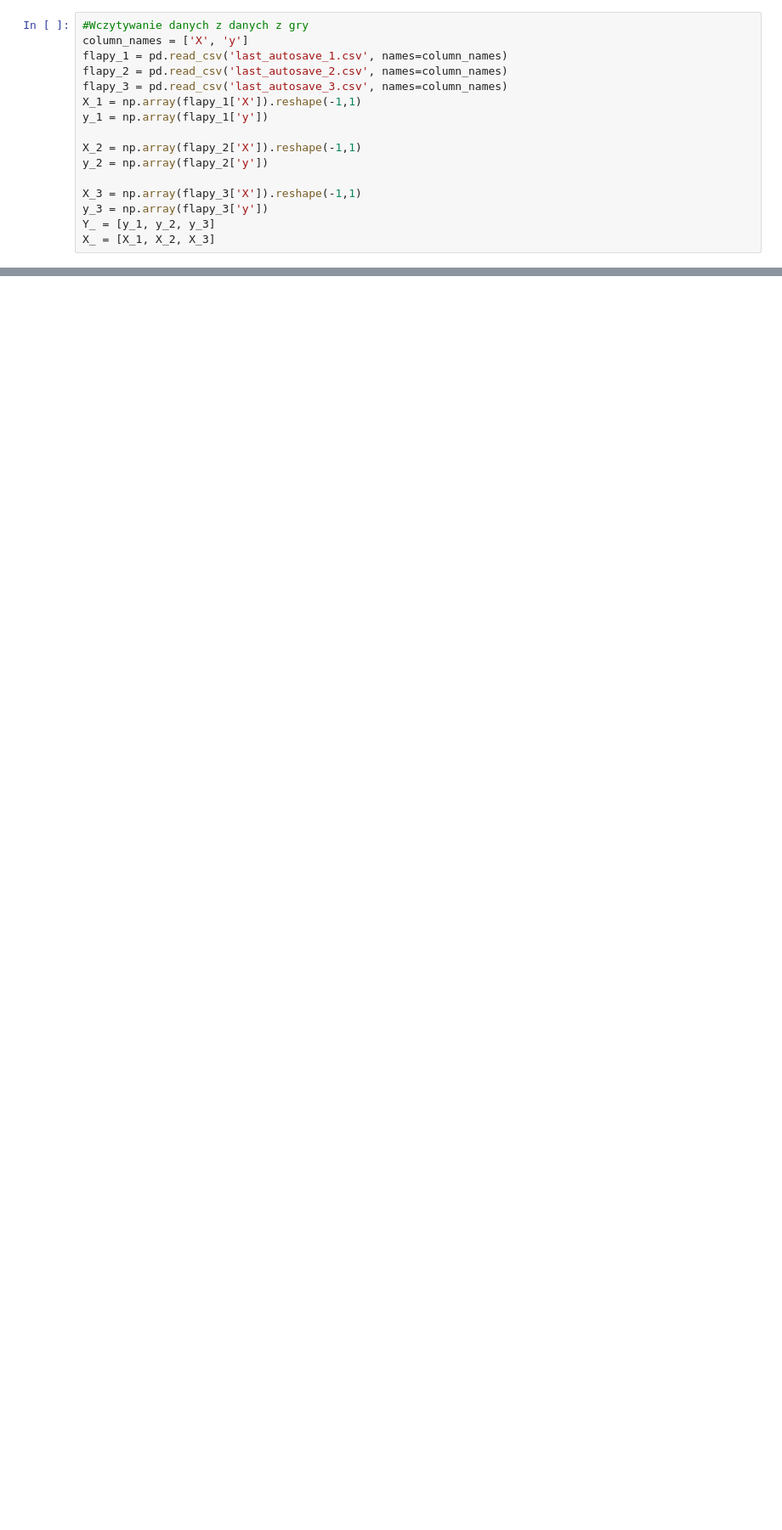
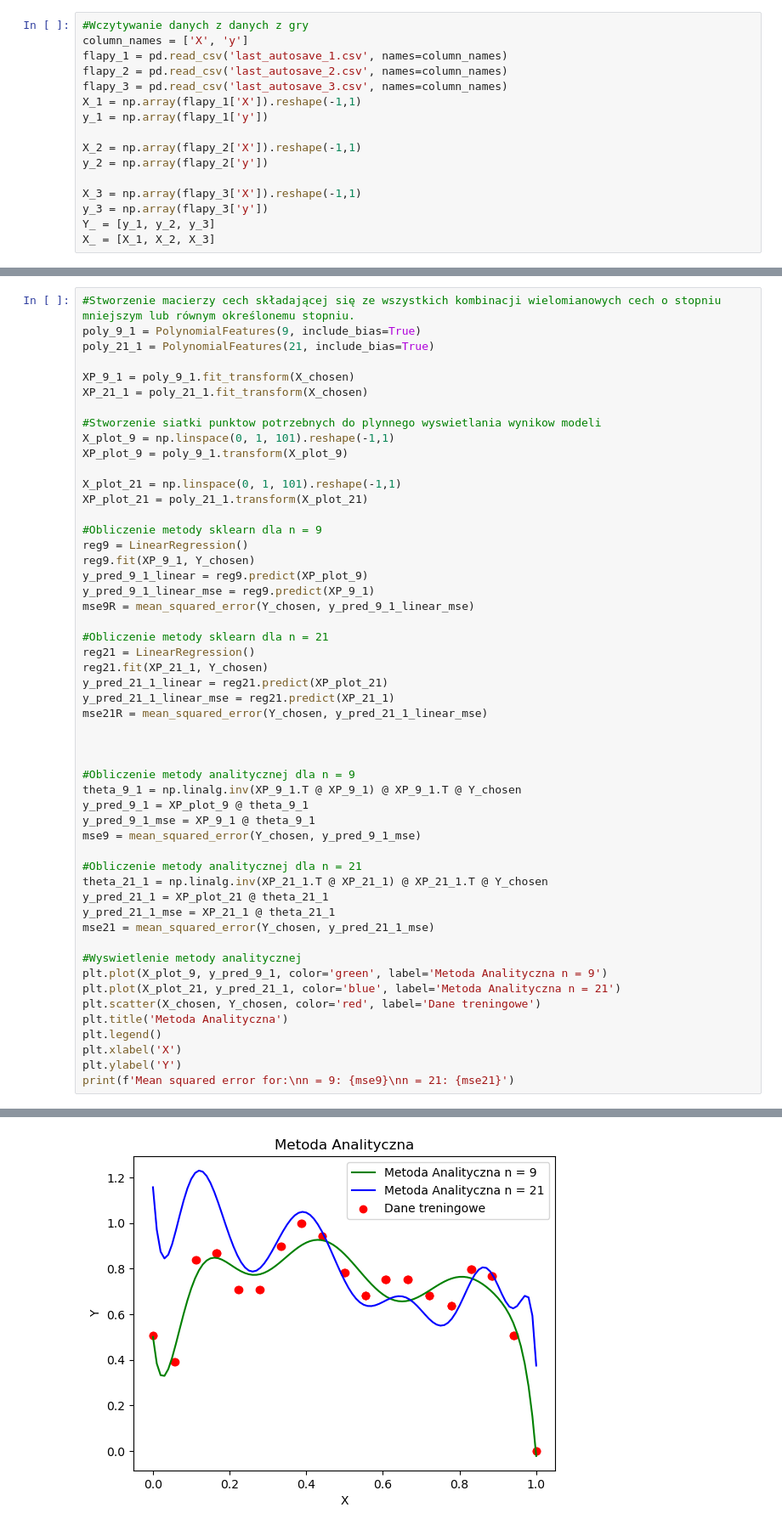
Before and after one commit to HaZhul/ML-models, a Jupyter notebook: PUM1/Lab1.ipynb, the cells around one changed output, grey strips where cells are left out. Shown at 85% size. Drawn from its saved outputs; the diff is of its cells as text; blank space fills up the shorter version.

```diff
--- a/PUM1/Lab1.ipynb
+++ b/PUM1/Lab1.ipynb
@@ -181,0 +133,53 @@ n = 21: 0.9679870323557928
+# %%
+#Stworzenie macierzy cech składającej się ze wszystkich kombinacji wielomianowych cech o stopniu mniejszym lub równym określonemu stopniu.
+poly_9_1 = PolynomialFeatures(9, include_bias=True)
+poly_21_1 = PolynomialFeatures(21, include_bias=True)
+
+XP_9_1 = poly_9_1.fit_transform(X_chosen)
+XP_21_1 = poly_21_1.fit_transform(X_chosen)
+
+#Stworzenie siatki punktow potrzebnych do plynnego wyswietlania wynikow modeli
+X_plot_9 = np.linspace(0, 1, 101).reshape(-1,1)
+XP_plot_9 = poly_9_1.transform(X_plot_9)
+
+X_plot_21 = np.linspace(0, 1, 101).reshape(-1,1)
+XP_plot_21 = poly_21_1.transform(X_plot_21)
+
+#Obliczenie metody sklearn dla n = 9
+reg9 = LinearRegression()
+reg9.fit(XP_9_1, Y_chosen)
+y_pred_9_1_linear = reg9.predict(XP_plot_9)
+y_pred_9_1_linear_mse = reg9.predict(XP_9_1)
+mse9R = mean_squared_error(Y_chosen, y_pred_9_1_linear_mse)
+
+#Obliczenie metody sklearn dla n = 21
+reg21 = LinearRegression()
+reg21.fit(XP_21_1, Y_chosen)
+y_pred_21_1_linear = reg21.predict(XP_plot_21)
+y_pred_21_1_linear_mse = reg21.predict(XP_21_1)
+mse21R = mean_squared_error(Y_chosen, y_pred_21_1_linear_mse)
+
+
+
+#Obliczenie metody analitycznej dla n = 9
+theta_9_1 = np.linalg.inv(XP_9_1.T @ XP_9_1) @ XP_9_1.T @ Y_chosen
+y_pred_9_1 = XP_plot_9 @ theta_9_1
+y_pred_9_1_mse = XP_9_1 @ theta_9_1
+mse9 = mean_squared_error(Y_chosen, y_pred_9_1_mse)
+
+#Obliczenie metody analitycznej dla n = 21
+theta_21_1 = np.linalg.inv(XP_21_1.T @ XP_21_1) @ XP_21_1.T @ Y_chosen
+y_pred_21_1 = XP_plot_21 @ theta_21_1
+y_pred_21_1_mse = XP_21_1 @ theta_21_1
+mse21 = mean_squared_error(Y_chosen, y_pred_21_1_mse)
+
+#Wyswietlenie metody analitycznej
+plt.plot(X_plot_9, y_pred_9_1, color='green', label='Metoda Analityczna n = 9')
+plt.plot(X_plot_21, y_pred_21_1, color='blue', label='Metoda Analityczna n = 21')
+plt.scatter(X_chosen, Y_chosen, color='red', label='Dane treningowe')
+plt.title('Metoda Analityczna')
+plt.legend()
+plt.xlabel('X')
+plt.ylabel('Y')
+print(f'Mean squared error for:\nn = 9: {mse9}\nn = 21: {mse21}')
+# %% [output]
@@ -181,0 +189 @@ n = 21: 0.9679870323557928
+[figure, added]
```
Also changed, not shown: parts of 20 cells of this notebook, 2 other files.
